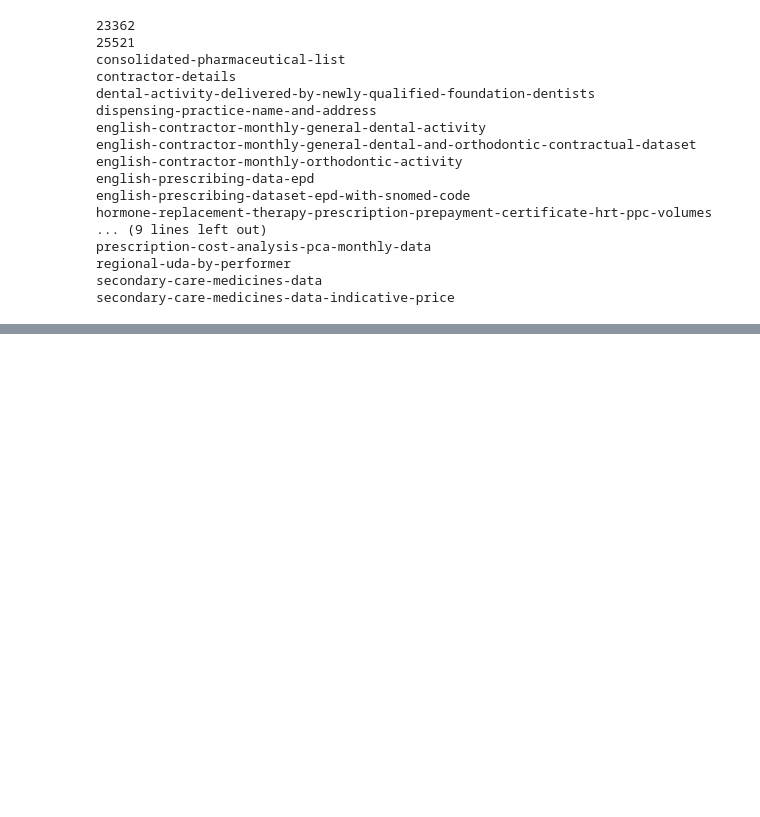
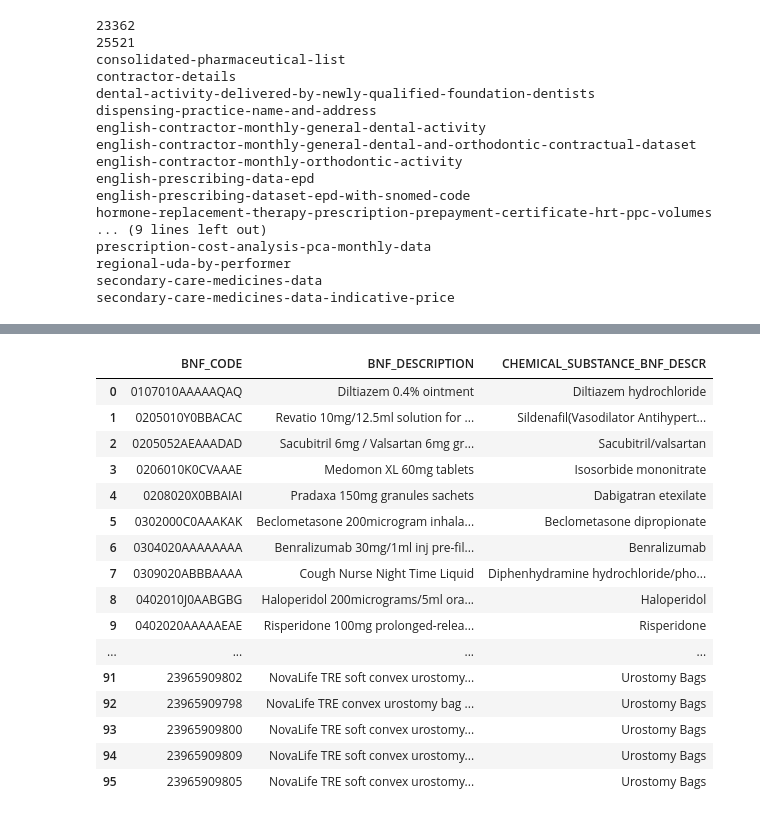
Before and after one commit to chrisjwood16/openprescribing_tests, a Jupyter notebook: notebooks/OP_tests.ipynb, the cells around one changed output, grey strips where cells are left out. Saved outputs shown, nothing was run; the diff lists cells and outputs as text; code cells hidden in the pictures; blank space fills up the shorter version.

```diff
--- a/notebooks/OP_tests.ipynb
+++ b/notebooks/OP_tests.ipynb
@@ -84,35 +56,0 @@ NameError: name 'bsa_utils' is not defined
-# %%
-#FIND NEW INHALERS
-dataset_id = "english-prescribing-data-epd" # Dateset ID
-date_from = "latest" # Can be either "YYYYMM" or "earliest" or "latest", default="earliest"
-date_to = "latest" # Can be either "YYYYMM" or "latest", default="latest"
-sql = (
-    "SELECT DISTINCT BNF_CODE, BNF_DESCRIPTION "
-    "{FROM_TABLE}"
-)
-
-# Fetch data using BSA API
-df_existing=bsa_utils.fetch_data(resource=dataset_id, date_from=date_from, date_to=date_to, sql=sql)
-
-# Save data to file
-#df.to_csv("../data/data.csv", index=False)
-
-date_from = "latest" # Can be either "YYYYMM" or "earliest" or "latest", default="earliest"
-date_to = "latest" # Can be either "YYYYMM" or "latest", default="latest"
-sql = (
-    "SELECT DISTINCT BNF_CODE, BNF_DESCRIPTION, CHEMICAL_SUBSTANCE_BNF_DESCR "
-    "{FROM_TABLE}"
-)
-
-# Fetch data using BSA API
-df_latest=bsa_utils.fetch_data(resource=dataset_id, date_from=date_from, date_to=date_to, sql=sql)
-
-# Save data to file
-#df_latest.to_csv("../data/data.csv", index=False)
-
-# Compare 2 dataframe - return rows with items which are only in new dataframe.
-new_items=bsa_utils.show_new_items(df_existing, df_latest)
-
-# Temporarily set the display option to show all rows for one print statement
-with pd.option_context('display.max_rows', None, 'display.max_colwidth', 100):
-    display(new_items)
@@ -125,0 +149,23 @@ NameError: name 'res' is not defined
+# %%
+result=find_bnf_code_only_in_latest(existing_data_extract.results(), latest_data_extract.results())
+# Temporarily set the display option to show all rows for one print statement
+with pd.option_context('display.max_rows', None, 'display.max_colwidth', 100):
+    display(result)
+# %% [output]
+|  | BNF_CODE | BNF_DESCRIPTION | CHEMICAL_SUBSTANCE_BNF_DESCR |
+| 0 | 0107010AAAAAQAQ | Diltiazem 0.4% ointment | Diltiazem hydrochloride |
+| 1 | 0205010Y0BBACAC | Revatio 10mg/12.5ml solution for ... | Sildenafil(Vasodilator Antihypert... |
+| 2 | 0205052AEAAADAD | Sacubitril 6mg / Valsartan 6mg gr... | Sacubitril/valsartan |
+| 3 | 0206010K0CVAAAE | Medomon XL 60mg tablets | Isosorbide mononitrate |
+| 4 | 0208020X0BBAIAI | Pradaxa 150mg granules sachets | Dabigatran etexilate |
+| 5 | 0302000C0AAAKAK | Beclometasone 200microgram inhala... | Beclometasone dipropionate |
+| 6 | 0304020AAAAAAAA | Benralizumab 30mg/1ml inj pre-fil... | Benralizumab |
+| 7 | 0309020ABBBAAAA | Cough Nurse Night Time Liquid | Diphenhydramine hydrochloride/pho... |
+| 8 | 0402010J0AABGBG | Haloperidol 200micrograms/5ml ora... | Haloperidol |
+| 9 | 0402020AAAAAEAE | Risperidone 100mg prolonged-relea... | Risperidone |
+| ... | ... | ... | ... |
+| 91 | 23965909802 | NovaLife TRE soft convex urostomy... | Urostomy Bags |
+| 92 | 23965909798 | NovaLife TRE convex urostomy bag ... | Urostomy Bags |
+| 93 | 23965909800 | NovaLife TRE soft convex urostomy... | Urostomy Bags |
+| 94 | 23965909809 | NovaLife TRE soft convex urostomy... | Urostomy Bags |
+| 95 | 23965909805 | NovaLife TRE soft convex urostomy... | Urostomy Bags |
```
Also changed, not shown: parts of 8 cells of this notebook, 3 other files.
